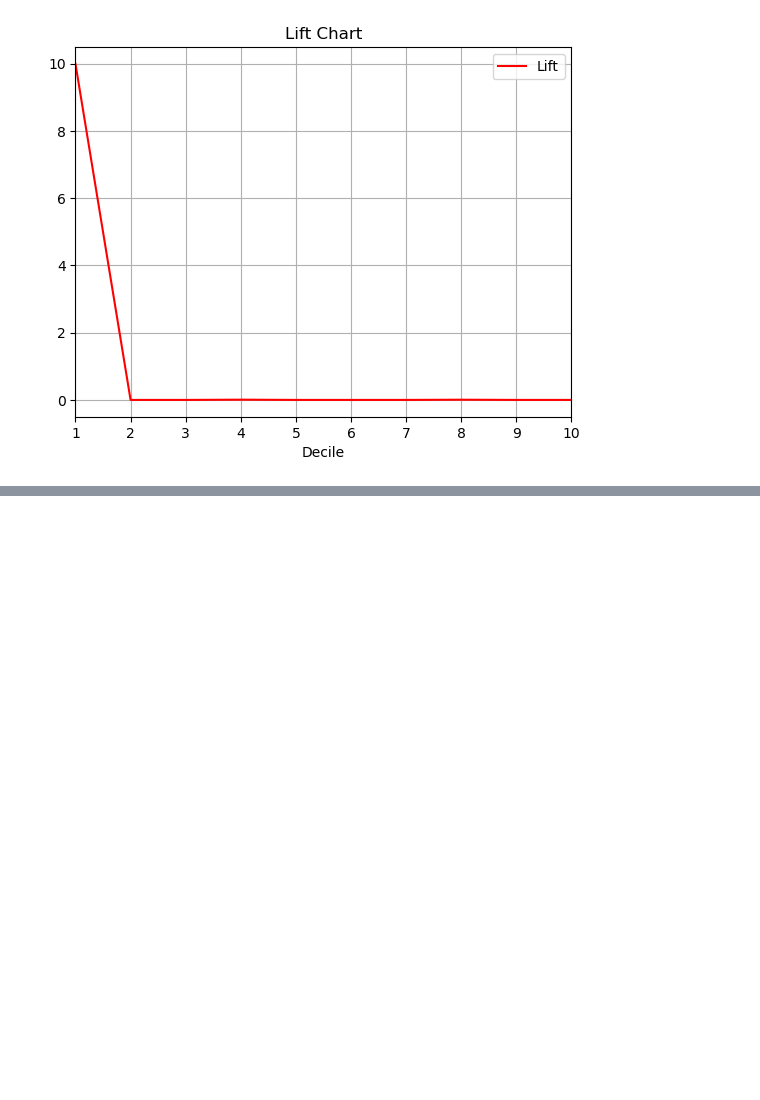
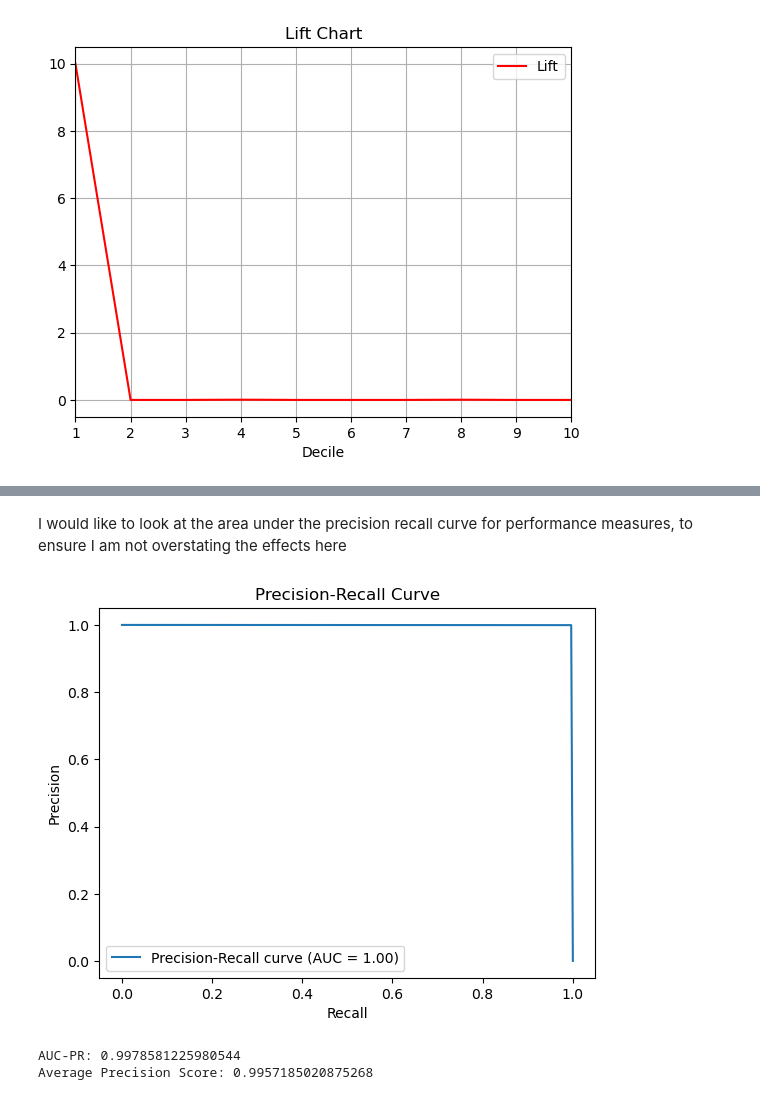
Before and after one commit to tewed/projects, a Jupyter notebook: Paysim Anomaly Detection Modeling.ipynb, the cells around one changed output, grey strips where cells are left out. Drawn from its saved outputs; the diff is of its cells as text; code cells hidden in the pictures; blank space fills up the shorter version.

```diff
--- a/Paysim Anomaly Detection Modeling.ipynb
+++ b/Paysim Anomaly Detection Modeling.ipynb
@@ -51,7 +51,7 @@ all_columns_fit
  'type_PAYMENT',
  'type_TRANSFER']
 # %%
-xgb_clf = xgb.XGBClassifier(tree_method="hist", random_state =123)
+xgb_clf = xgb.XGBClassifier(tree_method="hist", random_state =123, objective='binary:logistic')
 
 xgb_model = xgb_clf.fit( train[all_columns_fit], train['isFraud'] )
 # %%
@@ -85 +87,7 @@ plot_shap_summary_and_importance(xgb_model, test[all_columns_fit],  max_display=
 [figure]
+# %% [markdown]
+I would like to look at the area under the precision recall curve for performance measures, to ensure I am not overstating the effects here
+# %%
+y_pred_probs = xgb_model.predict(test[all_columns_fit])
+
+precision, recall, _ = precision_recall_curve( test['isFraud'], y_pred_probs)
@@ -85,0 +98,16 @@ plot_shap_summary_and_importance(xgb_model, test[all_columns_fit],  max_display=
+# %%
+# Plotting the Precision-Recall curve
+plt.figure()
+plt.plot(recall, precision, label=f'Precision-Recall curve (AUC = {auc_pr:.2f})')
+plt.xlabel('Recall')
+plt.ylabel('Precision')
+plt.title('Precision-Recall Curve')
+plt.legend(loc="best")
+plt.show()
+
+print(f"AUC-PR: {auc_pr}")
+print(f"Average Precision Score: {average_precision}")
+# %% [output]
+[figure, added]
+AUC-PR: 0.9978581225980544
+Average Precision Score: 0.9957185020875268
```
Also changed, not shown: parts of 4 cells of this notebook, 2 other files.
